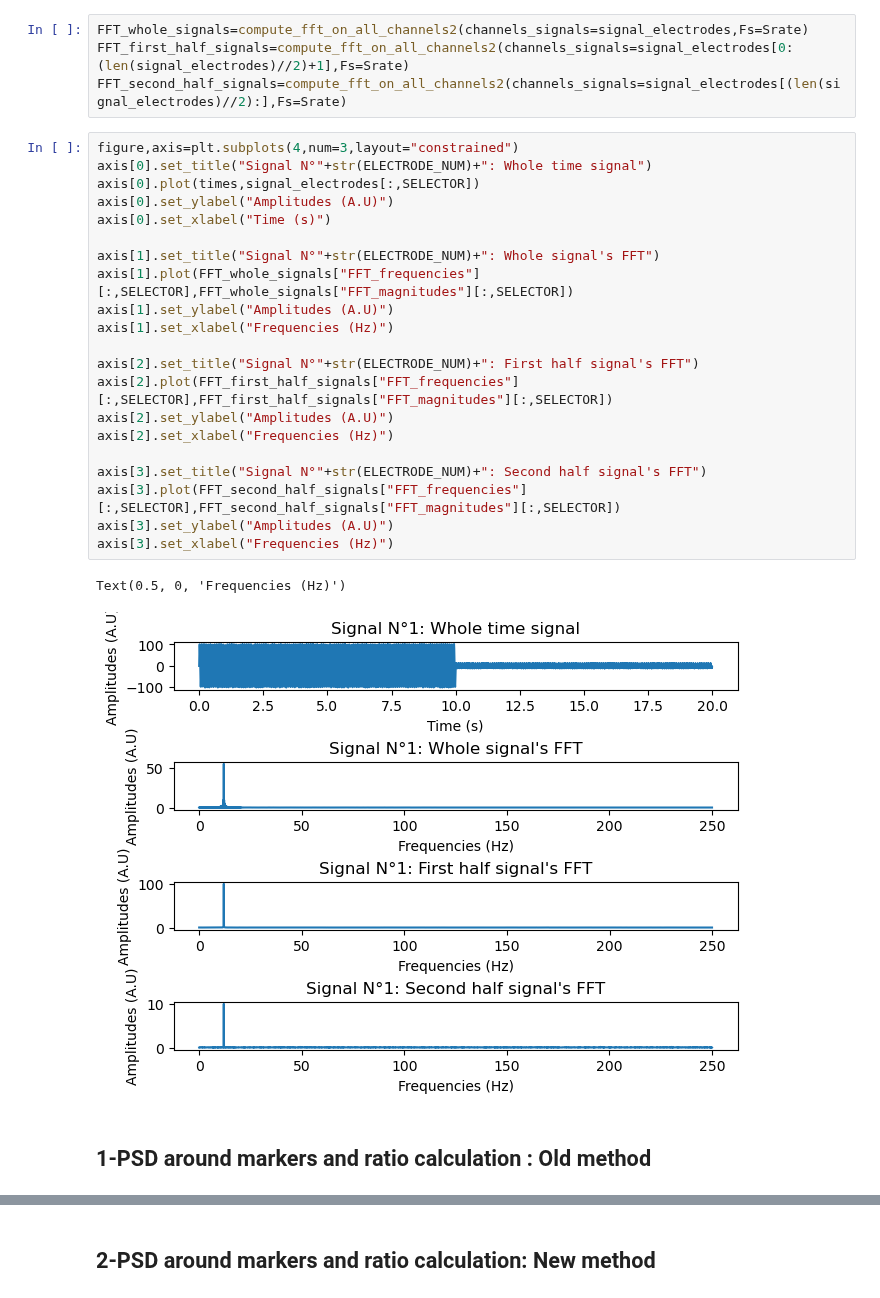
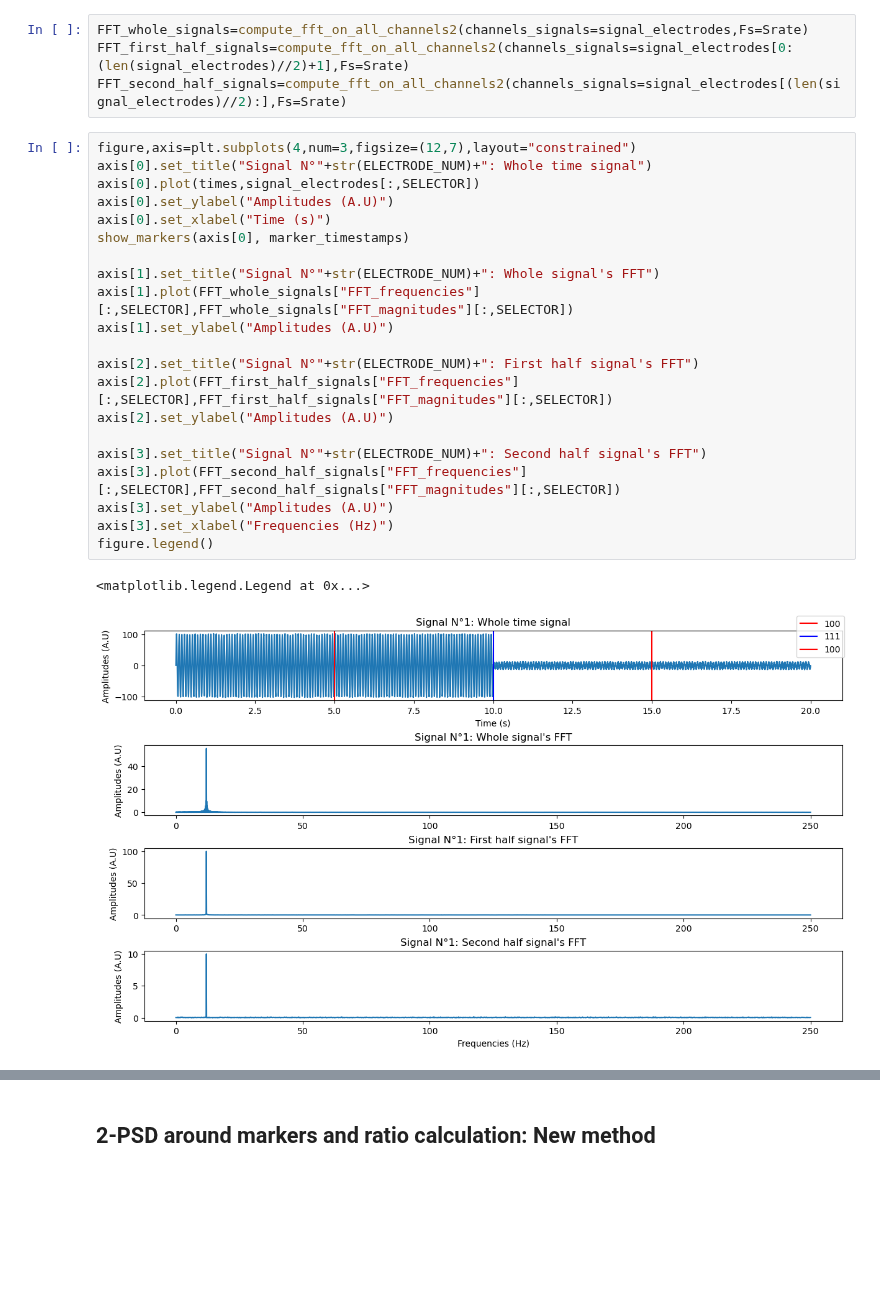
Before and after one commit to iwissemben/Stage_Signal_Physio, a Jupyter notebook: SRC/ERSP_artificial.ipynb, the cells around one changed output, grey strips where cells are left out. Drawn from its saved outputs; the diff is of its cells as text; blank space fills up the shorter version.

```diff
--- a/SRC/ERSP_artificial.ipynb
+++ b/SRC/ERSP_artificial.ipynb
@@ -165,28 +152,26 @@ FFT_whole_signals=compute_fft_on_all_channels2(channels_signals=signal_electrode
 FFT_first_half_signals=compute_fft_on_all_channels2(channels_signals=signal_electrodes[0:(len(signal_electrodes)//2)+1],Fs=Srate)
 FFT_second_half_signals=compute_fft_on_all_channels2(channels_signals=signal_electrodes[(len(signal_electrodes)//2):],Fs=Srate)
 # %%
-figure,axis=plt.subplots(4,num=3,layout="constrained")
+figure,axis=plt.subplots(4,num=3,figsize=(12,7),layout="constrained")
 axis[0].set_title("Signal N°"+str(ELECTRODE_NUM)+": Whole time signal")
 axis[0].plot(times,signal_electrodes[:,SELECTOR])
 axis[0].set_ylabel("Amplitudes (A.U)")
 axis[0].set_xlabel("Time (s)")
+show_markers(axis[0], marker_timestamps)
 
 axis[1].set_title("Signal N°"+str(ELECTRODE_NUM)+": Whole signal's FFT")
 axis[1].plot(FFT_whole_signals["FFT_frequencies"][:,SELECTOR],FFT_whole_signals["FFT_magnitudes"][:,SELECTOR])
 axis[1].set_ylabel("Amplitudes (A.U)")
-axis[1].set_xlabel("Frequencies (Hz)")
 
 axis[2].set_title("Signal N°"+str(ELECTRODE_NUM)+": First half signal's FFT")
 axis[2].plot(FFT_first_half_signals["FFT_frequencies"][:,SELECTOR],FFT_first_half_signals["FFT_magnitudes"][:,SELECTOR])
 axis[2].set_ylabel("Amplitudes (A.U)")
-axis[2].set_xlabel("Frequencies (Hz)")
 
 axis[3].set_title("Signal N°"+str(ELECTRODE_NUM)+": Second half signal's FFT")
 axis[3].plot(FFT_second_half_signals["FFT_frequencies"][:,SELECTOR],FFT_second_half_signals["FFT_magnitudes"][:,SELECTOR])
 axis[3].set_ylabel("Amplitudes (A.U)")
 axis[3].set_xlabel("Frequencies (Hz)")
+figure.legend()
 # %% [output]
-Text(0.5, 0, 'Frequencies (Hz)')
+<matplotlib.legend.Legend at 0x...>
-[figure, old version]
+[figure, new version]
-# %% [markdown]
-## 1-PSD around markers and ratio calculation : Old method<a   name="old"></a>
```
Also changed, not shown: parts of 31 cells of this notebook.
